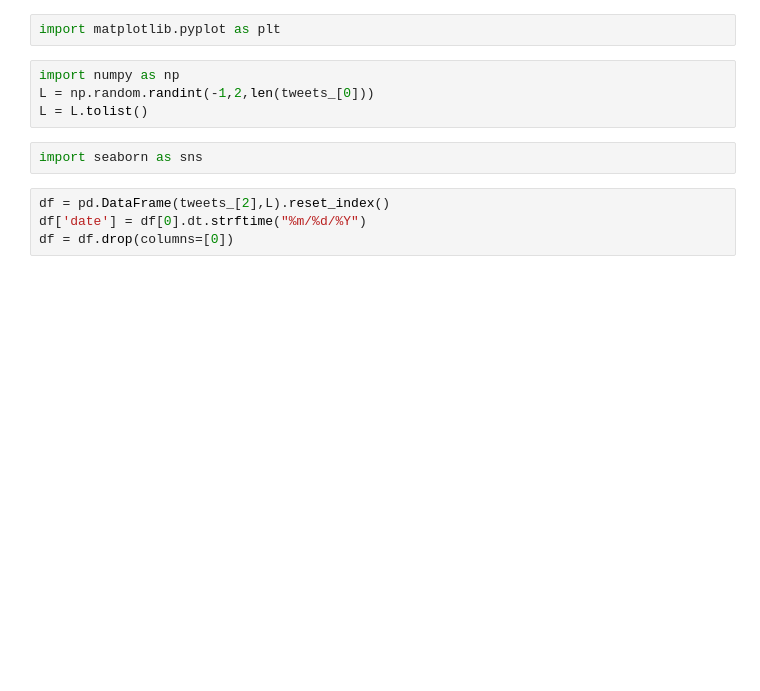
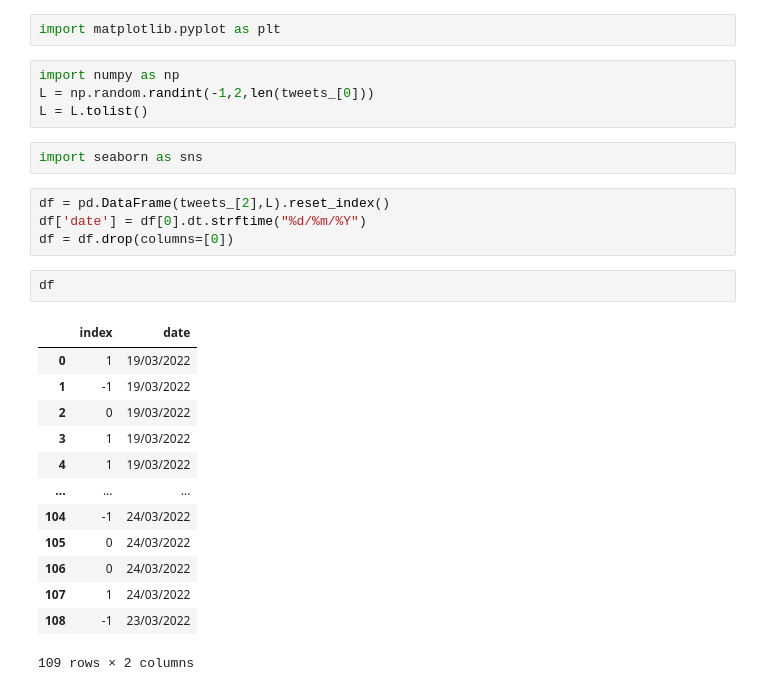
Before and after one commit to GSChacon/thermofeeler, a Jupyter notebook: notebooks/lau-fst_twitter_api.ipynb, the cells around one changed output. Cells and saved outputs as stored; diff of their text form; blank space fills up the shorter version.

```diff
--- a/notebooks/lau-fst_twitter_api.ipynb
+++ b/notebooks/lau-fst_twitter_api.ipynb
@@ -173,8 +162,24 @@ L = L.tolist()
 import seaborn as sns
 # %%
 df = pd.DataFrame(tweets_[2],L).reset_index()
-df['date'] = df[0].dt.strftime("%m/%d/%Y")
+df['date'] = df[0].dt.strftime("%d/%m/%Y")
 df = df.drop(columns=[0])
+# %%
+df
+# %% [output]
+|  | index | date |
+| 0 | 1 | 19/03/2022 |
+| 1 | -1 | 19/03/2022 |
+| 2 | 0 | 19/03/2022 |
+| 3 | 1 | 19/03/2022 |
+| 4 | 1 | 19/03/2022 |
+| ... | ... | ... |
+| 104 | -1 | 24/03/2022 |
+| 105 | 0 | 24/03/2022 |
+| 106 | 0 | 24/03/2022 |
+| 107 | 1 | 24/03/2022 |
+| 108 | -1 | 23/03/2022 |
+109 rows × 2 columns
 # %%
 colors = ["#20B2AA","#FF4040","#FFD700","#00CD00","#FF9912", "#FF1493"]
 
```
Also changed, not shown: parts of 20 cells of this notebook, 4 other files.
